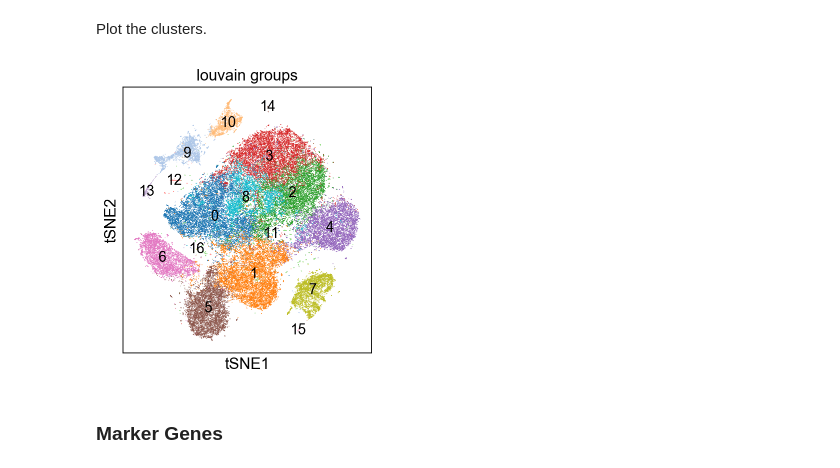
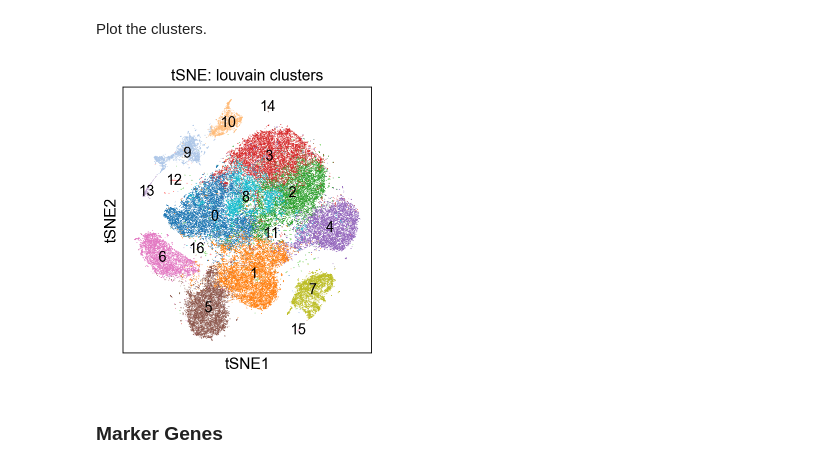
Before and after one commit to scverse/scanpy_usage, a Jupyter notebook: 170503_zheng17/zheng17_pbmc68k_cellranger_Py.ipynb, the cells around one changed output. Cells and saved outputs as stored; diff of their text form; code cells hidden in the pictures.

```diff
--- a/170503_zheng17/zheng17_pbmc68k_cellranger_Py.ipynb
+++ b/170503_zheng17/zheng17_pbmc68k_cellranger_Py.ipynb
@@ -166,9 +167,9 @@ sc.write('zheng17', adata)
 Plot the clusters.
 # %%
 adata = sc.read('zheng17')
-axs = sc.pl.tsne(adata, color=['louvain_groups'], legend_loc='on data')
+ax = sc.pl.tsne(adata, color=['louvain_groups'], legend_loc='on data', title='tSNE: louvain clusters')
 # %% [output]
-[figure, old version]
+[figure, new version]
 # %% [markdown]
 ### Marker Genes
 # %% [markdown]
```
Also changed, not shown: parts of 20 cells of this notebook, 13 other files.
